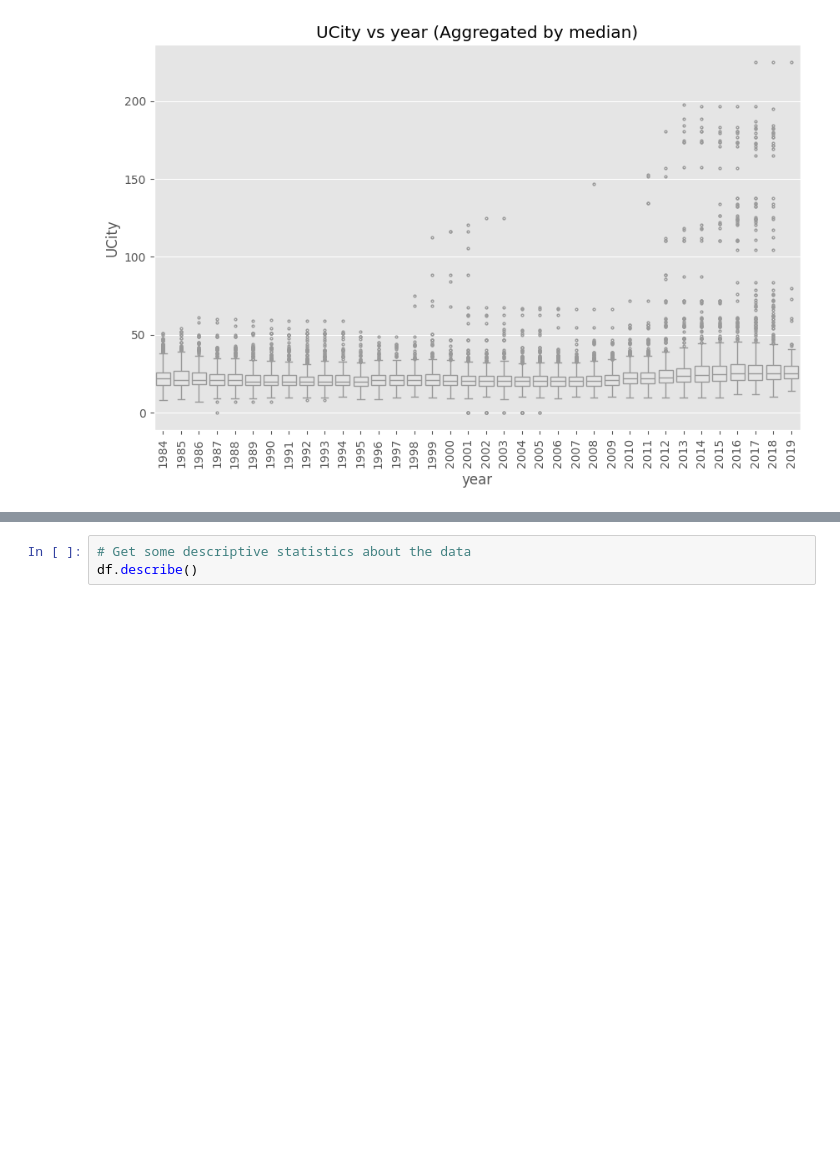
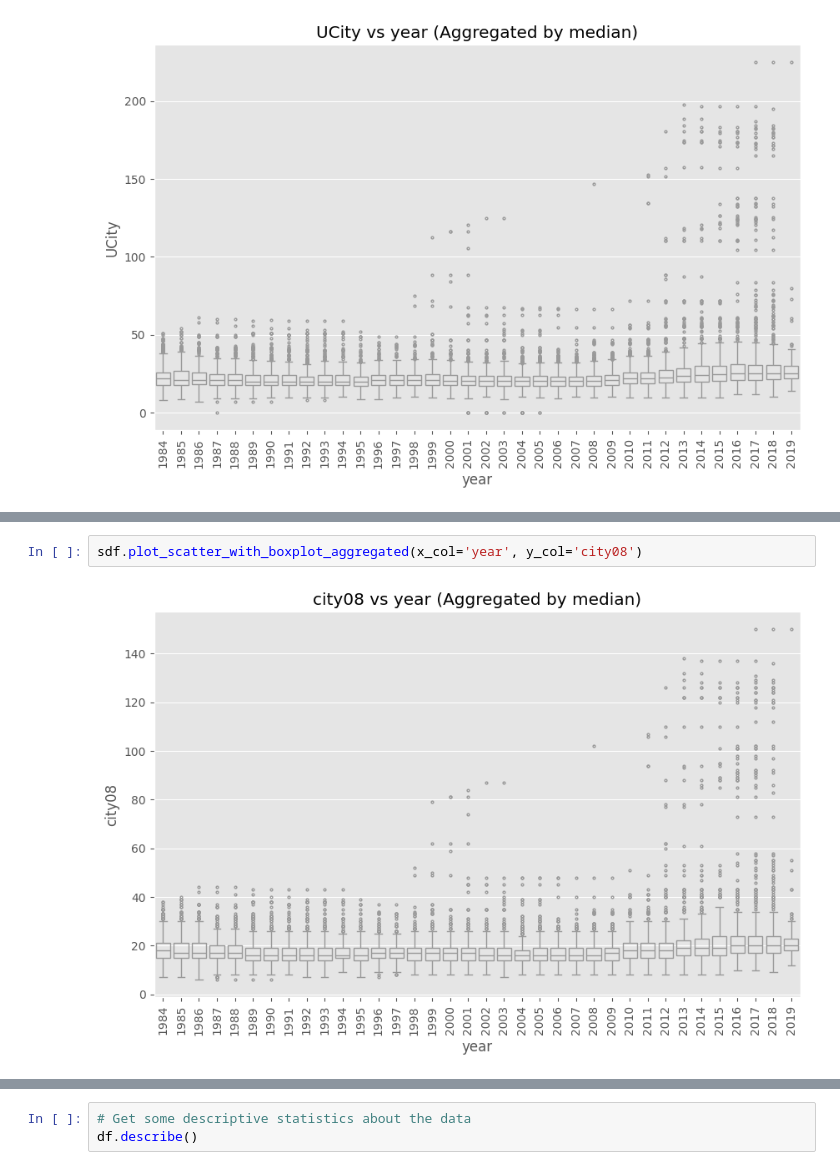
Before and after one commit to alkhalifas/cs6140-machine-learning, a Jupyter notebook: assignment1/assignment1_eda.ipynb, the cells around one changed output, grey strips where cells are left out. Drawn from its saved outputs; the diff is of its cells as text; blank space fills up the shorter version.

```diff
--- a/assignment1/assignment1_eda.ipynb
+++ b/assignment1/assignment1_eda.ipynb
@@ -224,0 +375,4 @@ sdf.plot_scatter_with_boxplot_aggregated(x_col='year', y_col='UCity')
+# %%
+sdf.plot_scatter_with_boxplot_aggregated(x_col='year', y_col='city08')
+# %% [output]
+[figure, added]
```
Also changed, not shown: parts of 12 cells of this notebook.
